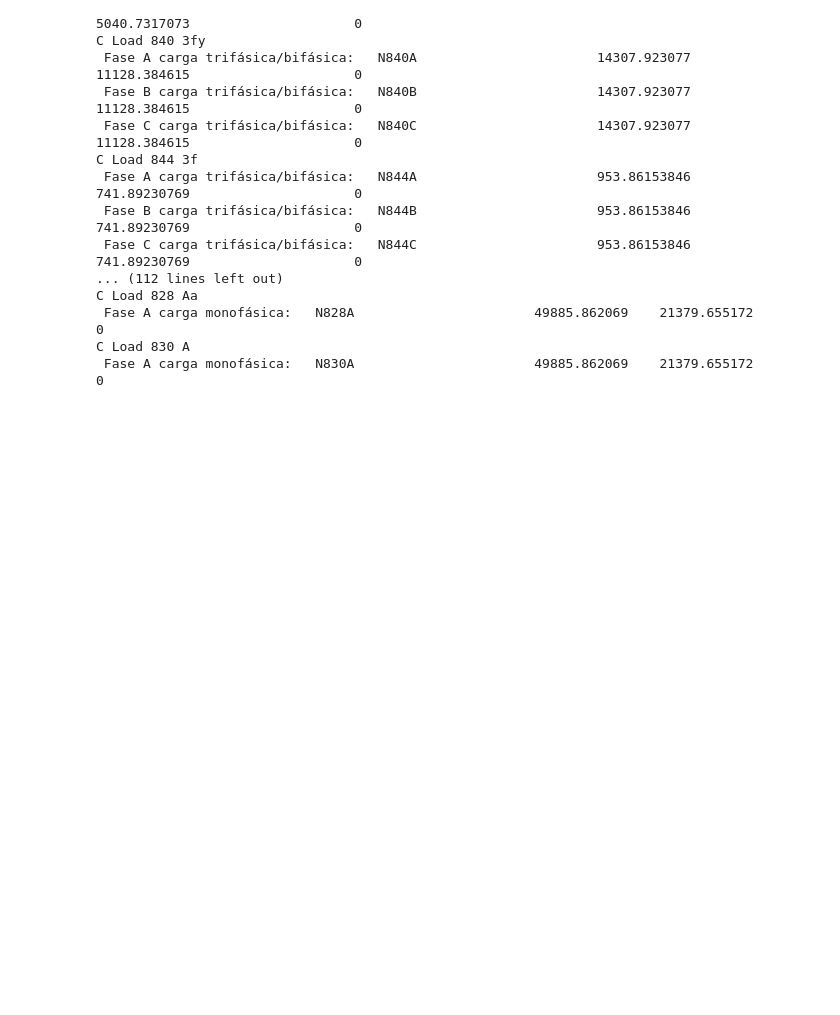
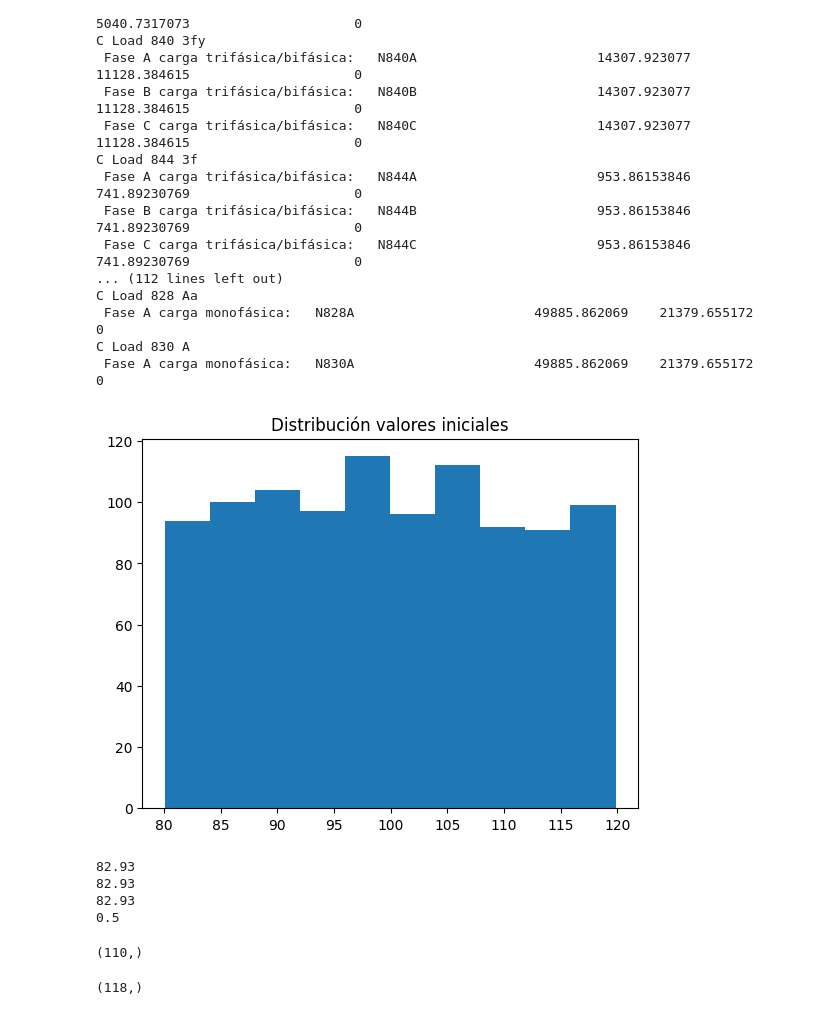
Before and after one commit to alvarohc777/SEM, a Jupyter notebook: phase_change.ipynb, the cells around one changed output. Cells and saved outputs as stored; diff of their text form; code cells hidden in the pictures; blank space fills up the shorter version.

Commit message:
Update name creator function for load change

```diff
--- a/phase_change.ipynb
+++ b/phase_change.ipynb
@@ -303,0 +35,35 @@ if 'A' in a:
+# %%
+import numpy as np
+import matplotlib.pyplot as plt
+load_low = 80
+load_high = 120
+max_load_step = 5
+events_amount = 1000
+
+initial_load_values = np.around(np.random.uniform(load_low, load_high, events_amount), 2)
+counts, bins = np.histogram(initial_load_values)
+# %%
+
+plt.hist(bins[:-1], bins, weights=counts)
+plt.title('Distribución valores iniciales')
+
+plt.show()
+# %% [output]
+[figure, added]
+# %%
+load_values = initial_load_values.copy()
+print(load_values[600])
+print(initial_load_values[600])
+initial_load_values[600] = 0.5
+print(load_values[600])
+print(initial_load_values[600])
+
+
+higher_values_idx = np.where(load_values > load_high - max_load_step)
+higher_values = initial_load_values[higher_values_idx]
+load_values = np.delete(load_values, higher_values_idx)
+# %% [output]
+82.93
+82.93
+82.93
+0.5
@@ -303,0 +107,8 @@ if 'A' in a:
+# %%
+print(np.where(final_values > load_high - max_load_step)[0].shape)
+# %% [output]
+(110,)
+# %%
+print(np.where(initial_load_values > load_high - max_load_step)[0].shape)
+# %% [output]
+(118,)
```
Also changed, not shown: parts of 17 cells of this notebook, 1 other file.
